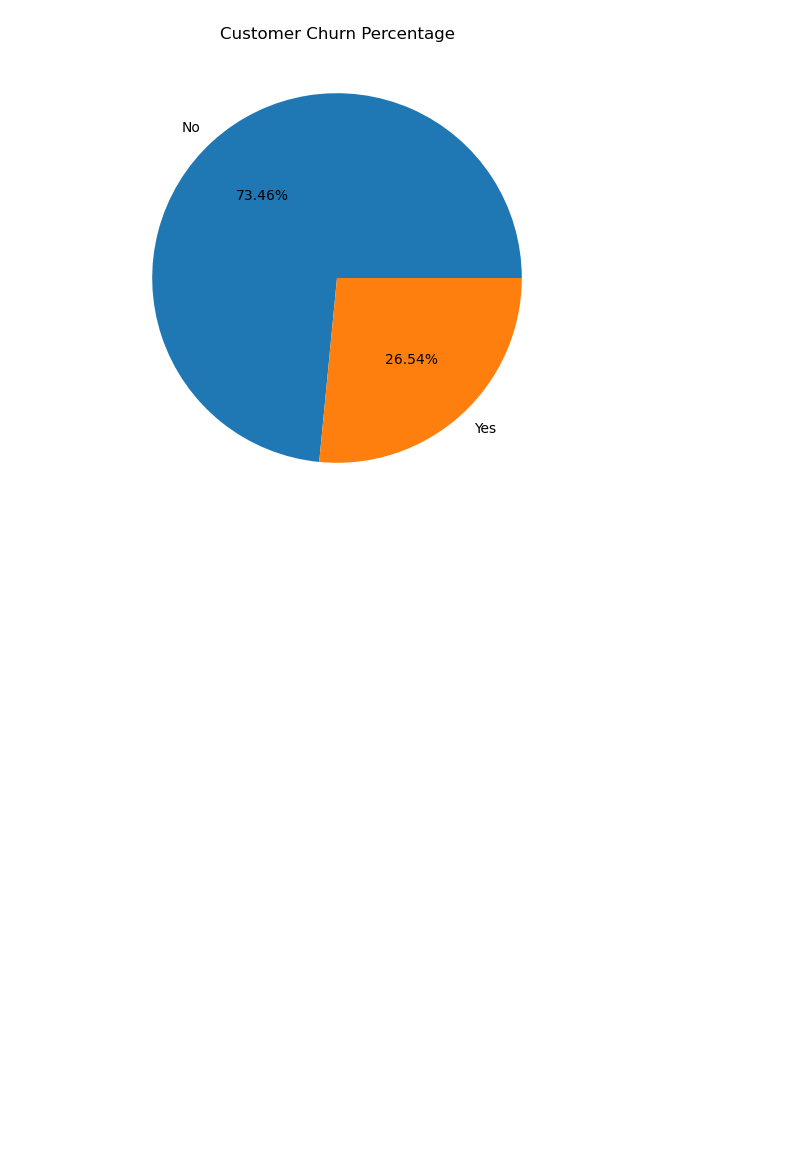
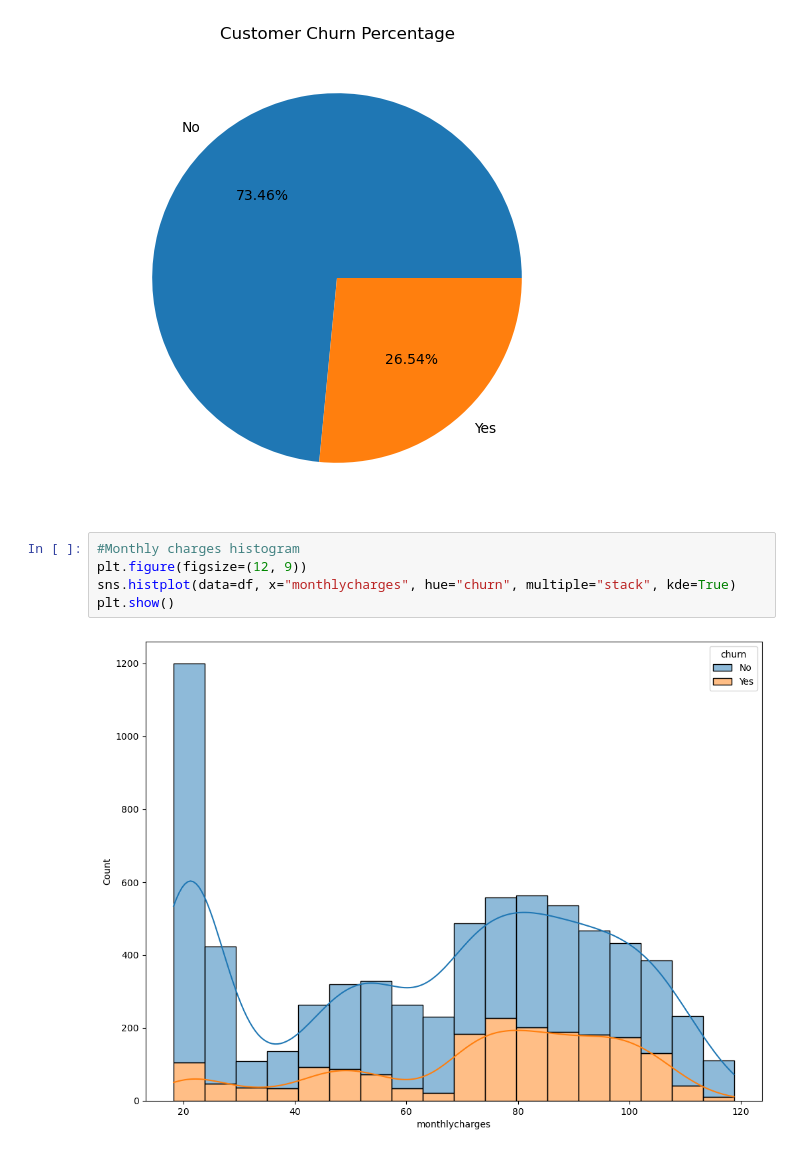
Before and after one commit to Sam1522/Lux-Dev_Projects, a Jupyter notebook: Predicting Telecom Company Customer Churn.ipynb, the cells around one changed output. Saved outputs shown, nothing was run; the diff lists cells and outputs as text; blank space fills up the shorter version.

```diff
--- a/Predicting Telecom Company Customer Churn.ipynb
+++ b/Predicting Telecom Company Customer Churn.ipynb
@@ -355,3 +355,10 @@ plt.title('Customer Churn Percentage')
 plt.show()
 # %% [output]
 [figure]
+# %%
+#Monthly charges histogram
+plt.figure(figsize=(12, 9))
+sns.histplot(data=df, x="monthlycharges", hue="churn", multiple="stack", kde=True)
+plt.show()
+# %% [output]
+[figure, added]
```
Also changed, not shown: parts of 17 cells of this notebook.
